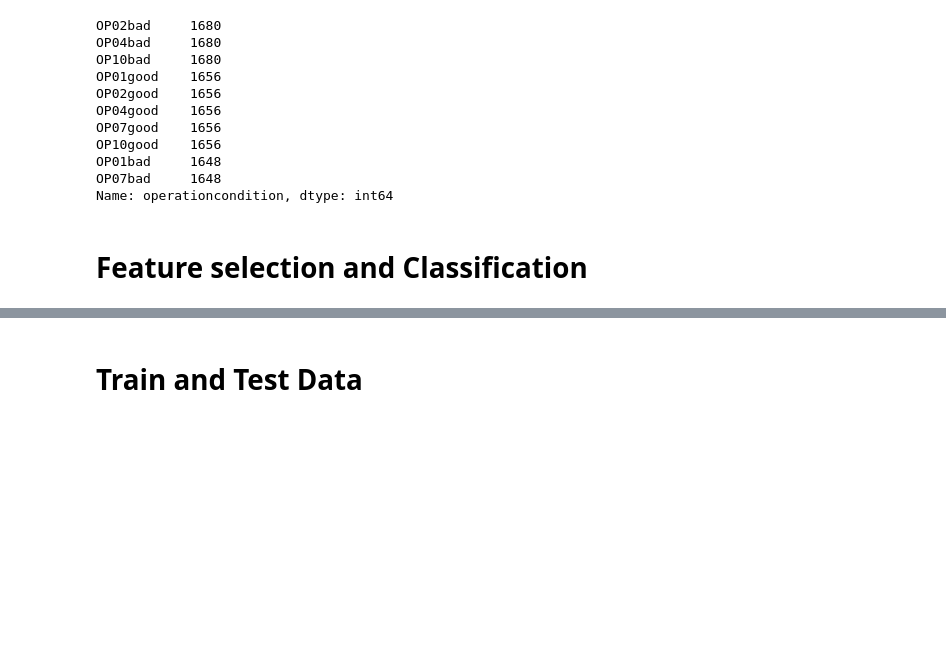
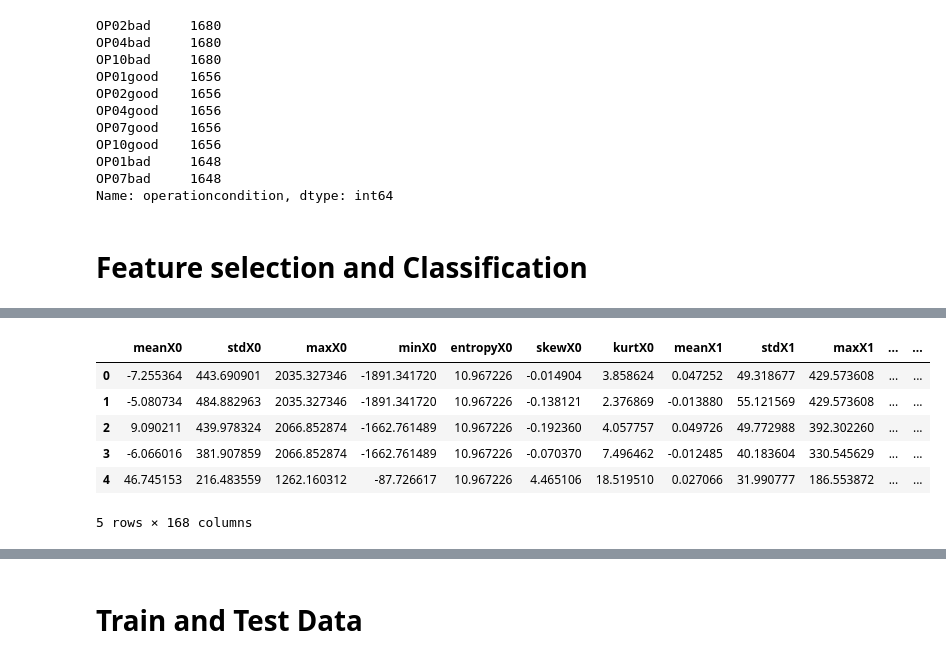
Before and after one commit to AbbasHussain72/Wavelet-featre-extraction-, a Jupyter notebook: current_wavelet_Transform_Technique.ipynb, the cells around one changed output, grey strips where cells are left out. Drawn from its saved outputs; the diff is of its cells as text; code cells hidden in the pictures; blank space fills up the shorter version.

```diff
--- a/current_wavelet_Transform_Technique.ipynb
+++ b/current_wavelet_Transform_Technique.ipynb
@@ -673,0 +716,11 @@ AttributeError: ignored
+# %%
+wavelet_data = df[df['wavelet'] == 'db2'].drop(['Date', 'Machine', 'Operation', 'Condition', 'Repeat', 'operationcondition', 'wavelet'], axis=1)
+wavelet_data.head()
+# %% [output]
+|  | meanX0 | stdX0 | maxX0 | minX0 | entropyX0 | skewX0 | kurtX0 | meanX1 | stdX1 | maxX1 | ... | ... |
+| 0 | -7.255364 | 443.690901 | 2035.327346 | -1891.341720 | 10.967226 | -0.014904 | 3.858624 | 0.047252 | 49.318677 | 429.573608 | ... | ... |
+| 1 | -5.080734 | 484.882963 | 2035.327346 | -1891.341720 | 10.967226 | -0.138121 | 2.376869 | -0.013880 | 55.121569 | 429.573608 | ... | ... |
+| 2 | 9.090211 | 439.978324 | 2066.852874 | -1662.761489 | 10.967226 | -0.192360 | 4.057757 | 0.049726 | 49.772988 | 392.302260 | ... | ... |
+| 3 | -6.066016 | 381.907859 | 2066.852874 | -1662.761489 | 10.967226 | -0.070370 | 7.496462 | -0.012485 | 40.183604 | 330.545629 | ... | ... |
+| 4 | 46.745153 | 216.483559 | 1262.160312 | -87.726617 | 10.967226 | 4.465106 | 18.519510 | 0.027066 | 31.990777 | 186.553872 | ... | ... |
+5 rows × 168 columns
```
Also changed, not shown: parts of 6 cells of this notebook.
